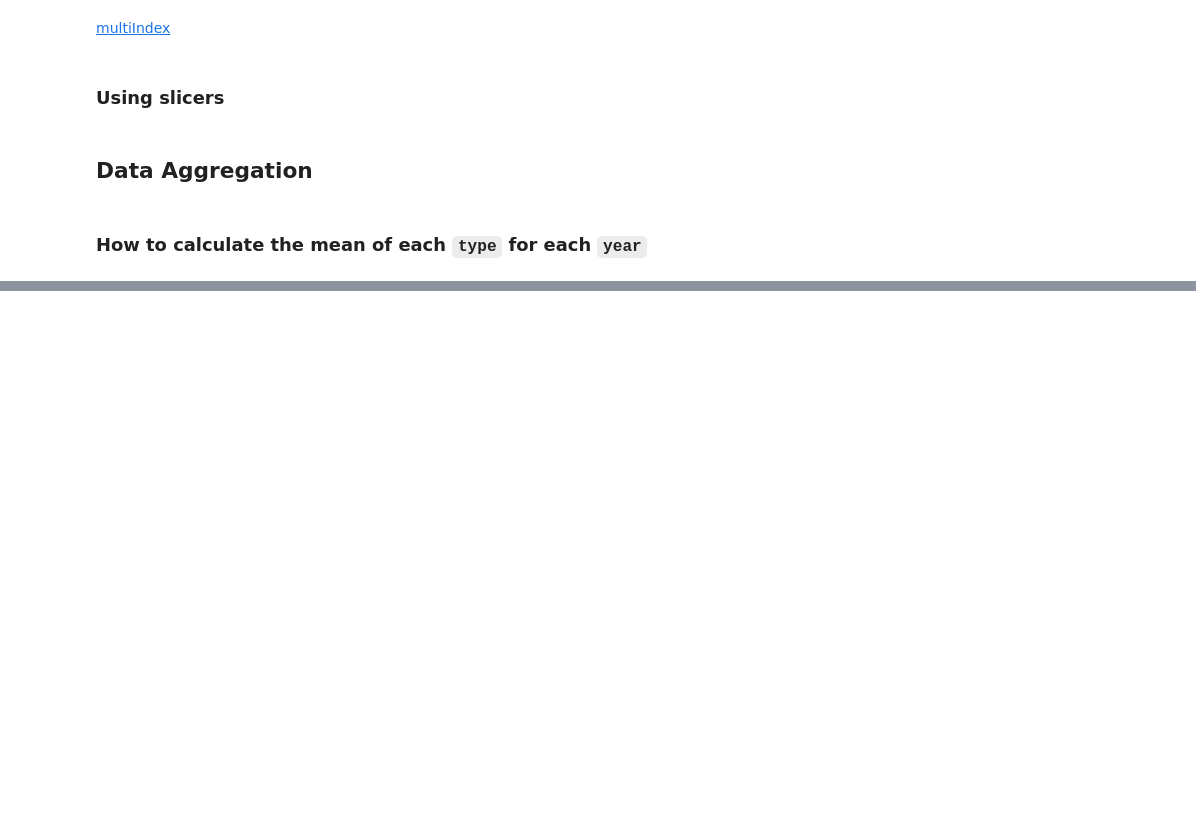
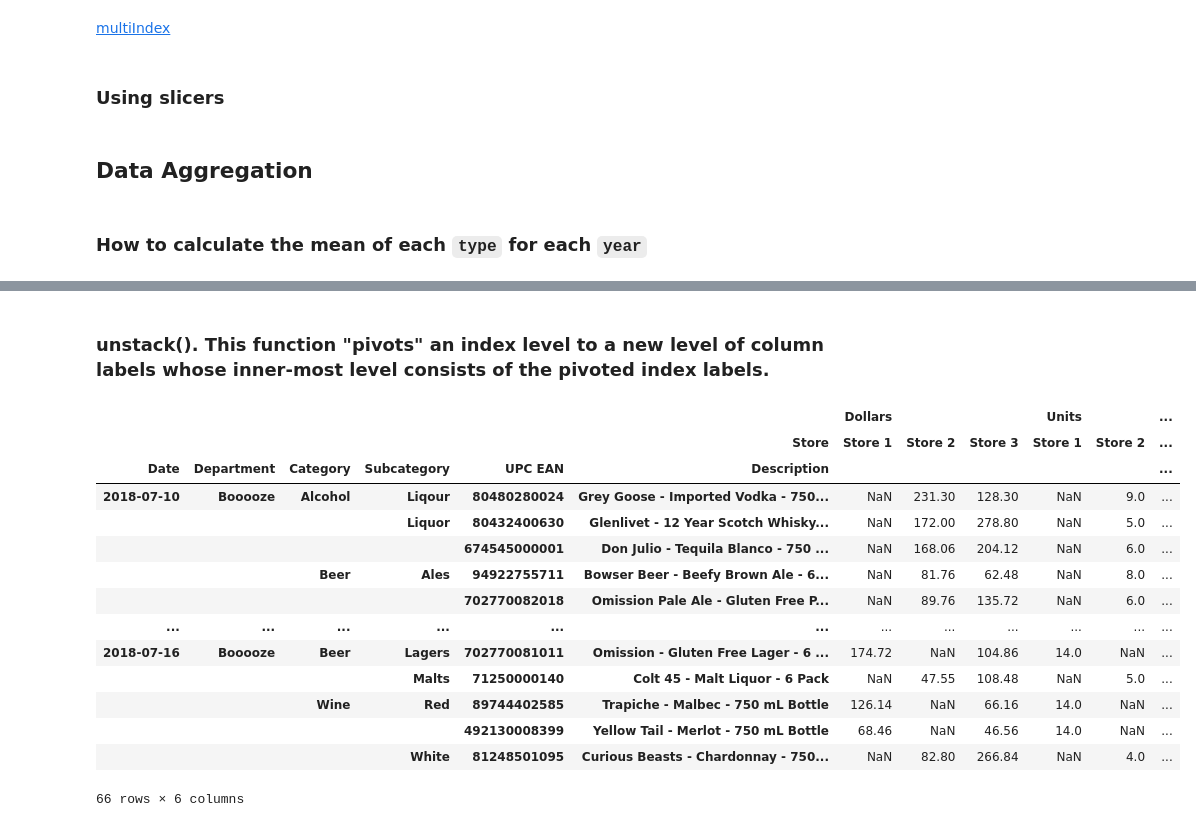
Before and after one commit to hangjianli/2019-fa-stats131, a Jupyter notebook: disc6.ipynb, the cells around one changed output, grey strips where cells are left out. Cells and saved outputs as stored; diff of their text form; code cells hidden in the pictures; blank space fills up the shorter version.

```diff
--- a/disc6.ipynb
+++ b/disc6.ipynb
@@ -173,0 +244,8 @@ health_data.stack().stack().groupby(['year', 'type']).mean()
+# %%
+# A handy function to keep around for projects
+def add_constant_index_level(df: pd.DataFrame, value, level_name: str):
+    return pd.concat([df], keys=[value], names=[level_name])
+# %%
+df = add_constant_index_level(df, "Booooze", "Department")
+df = df.reorder_levels(order=['Date', 'Store', 'Department', 'Category', 'Subcategory', 'UPC EAN', 'Description'])
+df.head(3)
@@ -173,0 +264,2 @@ health_data.stack().stack().groupby(['year', 'type']).mean()
+# %%
+df.sort_index(inplace=True)
@@ -173,0 +323,4 @@ health_data.stack().stack().groupby(['year', 'type']).mean()
+# %%
+temp_df = df.copy()
+temp_df.index = df.index.set_names('Desc.', level='Description')
+temp_df.head(3)
@@ -173,0 +346,21 @@ health_data.stack().stack().groupby(['year', 'type']).mean()
+# %% [markdown]
+###  unstack(). This function "pivots" an index level to a new level of column labels whose inner-most level consists of the pivoted index labels.
+# %%
+multi_col_lvl_df = df.unstack('Store')
+multi_col_lvl_df
+# %% [output]
+|  |  |  |  |  |  | Dollars |  |  | Units |  | ... |
+|  |  |  |  |  | Store | Store 1 | Store 2 | Store 3 | Store 1 | Store 2 | ... |
+| Date | Department | Category | Subcategory | UPC EAN | Description |  |  |  |  |  | ... |
+| 2018-07-10 | Booooze | Alcohol | Liqour | 80480280024 | Grey Goose - Imported Vodka - 750... | NaN | 231.30 | 128.30 | NaN | 9.0 | ... |
+|  |  |  | Liquor | 80432400630 | Glenlivet - 12 Year Scotch Whisky... | NaN | 172.00 | 278.80 | NaN | 5.0 | ... |
+|  |  |  |  | 674545000001 | Don Julio - Tequila Blanco - 750 ... | NaN | 168.06 | 204.12 | NaN | 6.0 | ... |
+|  |  | Beer | Ales | 94922755711 | Bowser Beer - Beefy Brown Ale - 6... | NaN | 81.76 | 62.48 | NaN | 8.0 | ... |
+|  |  |  |  | 702770082018 | Omission Pale Ale - Gluten Free P... | NaN | 89.76 | 135.72 | NaN | 6.0 | ... |
+| ... | ... | ... | ... | ... | ... | ... | ... | ... | ... | ... | ... |
+| 2018-07-16 | Booooze | Beer | Lagers | 702770081011 | Omission - Gluten Free Lager - 6 ... | 174.72 | NaN | 104.86 | 14.0 | NaN | ... |
+|  |  |  | Malts | 71250000140 | Colt 45 - Malt Liquor - 6 Pack | NaN | 47.55 | 108.48 | NaN | 5.0 | ... |
+|  |  | Wine | Red | 89744402585 | Trapiche - Malbec - 750 mL Bottle | 126.14 | NaN | 66.16 | 14.0 | NaN | ... |
+|  |  |  |  | 492130008399 | Yellow Tail - Merlot - 750 mL Bottle | 68.46 | NaN | 46.56 | 14.0 | NaN | ... |
+|  |  |  | White | 81248501095 | Curious Beasts - Chardonnay - 750... | NaN | 82.80 | 266.84 | NaN | 4.0 | ... |
+66 rows × 6 columns
```
Also changed, not shown: parts of 31 cells of this notebook.
